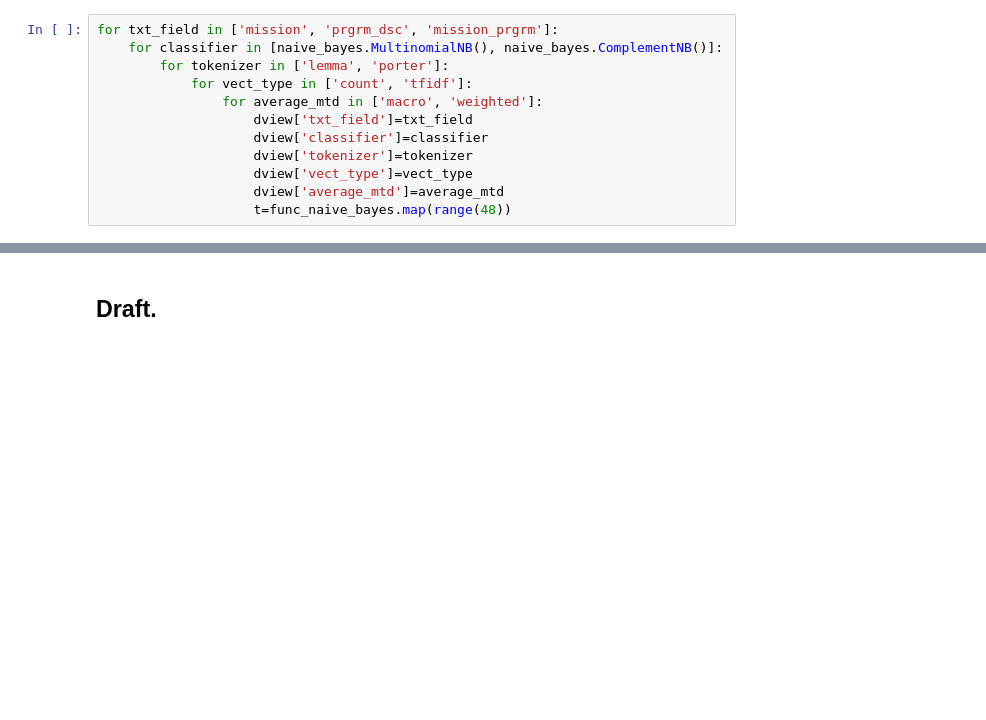
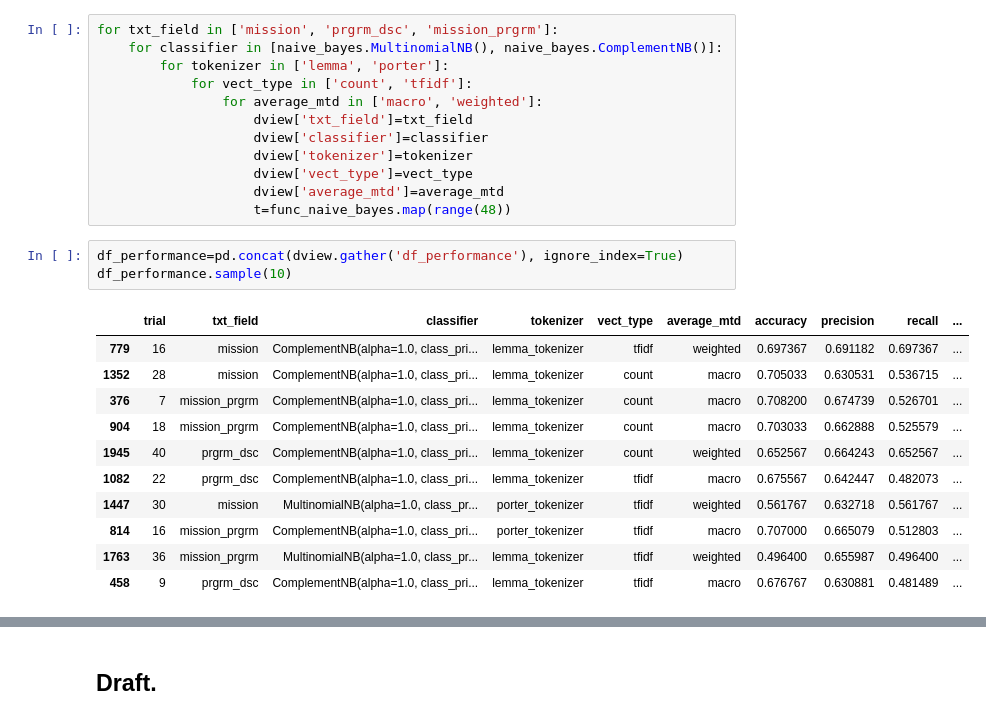
Before and after one commit to ma-ji/npo_classifier, a Jupyter notebook: script/classification_algorithms/naive_bayes.ipynb, the cells around one changed output, grey strips where cells are left out. Cells and saved outputs as stored; diff of their text form; blank space fills up the shorter version.

```diff
--- a/script/classification_algorithms/naive_bayes.ipynb
+++ b/script/classification_algorithms/naive_bayes.ipynb
@@ -159,3 +159,18 @@ for txt_field in ['mission', 'prgrm_dsc', 'mission_prgrm']:
                     dview['vect_type']=vect_type
                     dview['average_mtd']=average_mtd
                     t=func_naive_bayes.map(range(48))
+# %%
+df_performance=pd.concat(dview.gather('df_performance'), ignore_index=True)
+df_performance.sample(10)
+# %% [output]
+|  | trial | txt_field | classifier | tokenizer | vect_type | average_mtd | accuracy | precision | recall | ... |
+| 779 | 16 | mission | ComplementNB(alpha=1.0, class_pri... | lemma_tokenizer | tfidf | weighted | 0.697367 | 0.691182 | 0.697367 | ... |
+| 1352 | 28 | mission | ComplementNB(alpha=1.0, class_pri... | lemma_tokenizer | count | macro | 0.705033 | 0.630531 | 0.536715 | ... |
+| 376 | 7 | mission_prgrm | ComplementNB(alpha=1.0, class_pri... | lemma_tokenizer | count | macro | 0.708200 | 0.674739 | 0.526701 | ... |
+| 904 | 18 | mission_prgrm | ComplementNB(alpha=1.0, class_pri... | lemma_tokenizer | count | macro | 0.703033 | 0.662888 | 0.525579 | ... |
+| 1945 | 40 | prgrm_dsc | ComplementNB(alpha=1.0, class_pri... | lemma_tokenizer | count | weighted | 0.652567 | 0.664243 | 0.652567 | ... |
+| 1082 | 22 | prgrm_dsc | ComplementNB(alpha=1.0, class_pri... | lemma_tokenizer | tfidf | macro | 0.675567 | 0.642447 | 0.482073 | ... |
+| 1447 | 30 | mission | MultinomialNB(alpha=1.0, class_pr... | porter_tokenizer | tfidf | weighted | 0.561767 | 0.632718 | 0.561767 | ... |
+| 814 | 16 | mission_prgrm | ComplementNB(alpha=1.0, class_pri... | porter_tokenizer | tfidf | macro | 0.707000 | 0.665079 | 0.512803 | ... |
+| 1763 | 36 | mission_prgrm | MultinomialNB(alpha=1.0, class_pr... | lemma_tokenizer | tfidf | weighted | 0.496400 | 0.655987 | 0.496400 | ... |
+| 458 | 9 | prgrm_dsc | ComplementNB(alpha=1.0, class_pri... | lemma_tokenizer | tfidf | macro | 0.676767 | 0.630881 | 0.481489 | ... |
```
Also changed, not shown: parts of 6 cells of this notebook, 1 other file.
